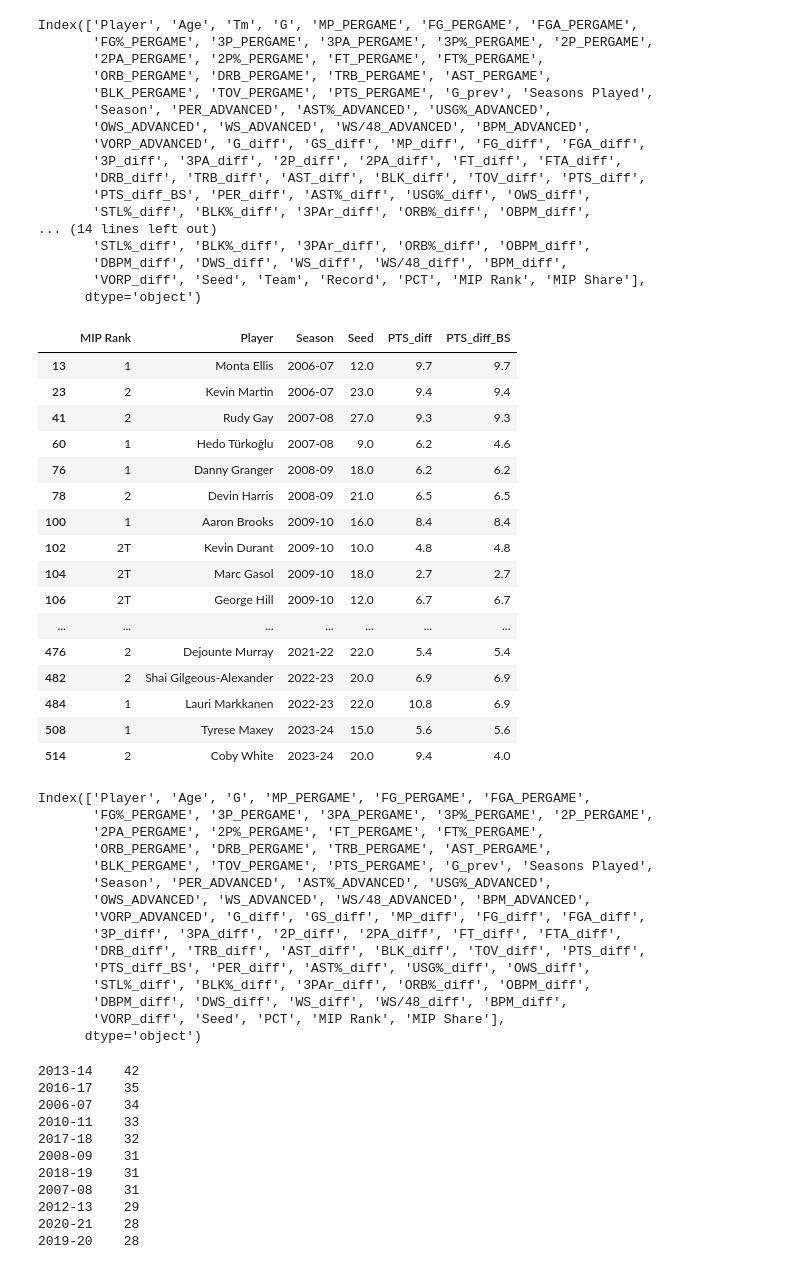
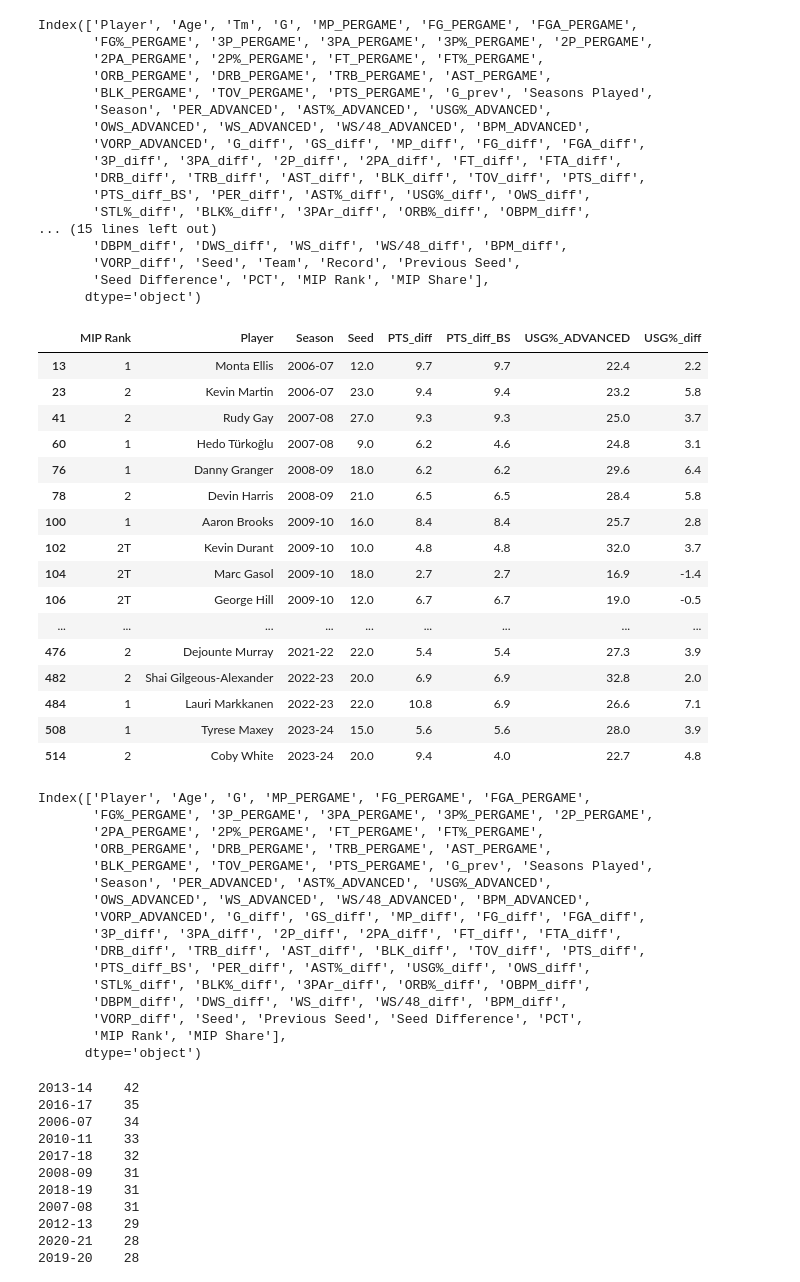
Before and after one commit to Ivan-Garcia-S/NBA_MIP_Predictor, a Jupyter notebook: MIP_Model.ipynb, the cells around one changed output. Cells and saved outputs as stored; diff of their text form; code cells hidden in the pictures.

```diff
--- a/MIP_Model.ipynb
+++ b/MIP_Model.ipynb
@@ -401,7 +401,7 @@ def treat_data(per_game, totals, advanced, difference, standings, seasons):
                    &(dataf['FGA_PERGAME']>=7.8)&(dataf['MP_PERGAME']>=22.9)&(dataf['PER_ADVANCED']>=14.2)
                    &(dataf['TRB_PERGAME']>=2.6)&(dataf['AST_PERGAME']>=0.7)&(dataf['FG%_PERGAME']>0.41)
                    &(dataf['PTS_diff']>=1.3)&(dataf['TRB_diff']>=-1.0)&(dataf['PER_ADVANCED']<=27.7)
-                   &(dataf['AST_diff']>=-1.5)&(dataf['PTS_PERGAME']<=27.4)) | (dataf['MIP Share']>=0.1)].reset_index(drop=True)
+                   &(dataf['AST_diff']>=-1.5)&(dataf['PTS_PERGAME']<=27.4)) | ((dataf['MIP Share']>=0.1)&(dataf['G_prev']>35))].reset_index(drop=True)
 
     # Base for the criteria:
     # Karl Malone was MVP in 98-99 with 49 games
@@ -435,8 +435,8 @@ def treat_data(per_game, totals, advanced, difference, standings, seasons):
 
 
     dataf = dataf.drop(['Tm','Team',
-                        #'Record'
-                        ],
+                        'Record'
+    ],
                         axis=1)
     dataf.to_csv("FinalDataFrame.csv", index=False)
 
@@ -465,33 +465,33 @@ Index(['Player', 'Age', 'Tm', 'G', 'MP_PERGAME', 'FG_PERGAME', 'FGA_PERGAME',
        'DRB_diff', 'TRB_diff', 'AST_diff', 'BLK_diff', 'TOV_diff', 'PTS_diff',
        'PTS_diff_BS', 'PER_diff', 'AST%_diff', 'USG%_diff', 'OWS_diff',
        'STL%_diff', 'BLK%_diff', '3PAr_diff', 'ORB%_diff', 'OBPM_diff',
-... (14 lines left out)
-       'STL%_diff', 'BLK%_diff', '3PAr_diff', 'ORB%_diff', 'OBPM_diff',
+... (15 lines left out)
        'DBPM_diff', 'DWS_diff', 'WS_diff', 'WS/48_diff', 'BPM_diff',
-       'VORP_diff', 'Seed', 'Team', 'Record', 'PCT', 'MIP Rank', 'MIP Share'],
+       'VORP_diff', 'Seed', 'Team', 'Record', 'Previous Seed',
+       'Seed Difference', 'PCT', 'MIP Rank', 'MIP Share'],
       dtype='object')
 # %%
 pd.options.display.max_rows = 532
 #data
-data[data["MIP Rank"].isin(["1", "2", "2T"])][["MIP Rank","Player","Season", "Seed", "PTS_diff", "PTS_diff_BS"]]
+data[data["MIP Rank"].isin(["1", "2", "2T"])][["MIP Rank","Player","Season", "Seed", "PTS_diff", "PTS_diff_BS", 'USG%_ADVANCED','USG%_diff']]
 # %% [output]
-|  | MIP Rank | Player | Season | Seed | PTS_diff | PTS_diff_BS |
-| 13 | 1 | Monta Ellis | 2006-07 | 12.0 | 9.7 | 9.7 |
-| 23 | 2 | Kevin Martin | 2006-07 | 23.0 | 9.4 | 9.4 |
-| 41 | 2 | Rudy Gay | 2007-08 | 27.0 | 9.3 | 9.3 |
-| 60 | 1 | Hedo Türkoğlu | 2007-08 | 9.0 | 6.2 | 4.6 |
-| 76 | 1 | Danny Granger | 2008-09 | 18.0 | 6.2 | 6.2 |
-| 78 | 2 | Devin Harris | 2008-09 | 21.0 | 6.5 | 6.5 |
-| 100 | 1 | Aaron Brooks | 2009-10 | 16.0 | 8.4 | 8.4 |
-| 102 | 2T | Kevin Durant | 2009-10 | 10.0 | 4.8 | 4.8 |
-| 104 | 2T | Marc Gasol | 2009-10 | 18.0 | 2.7 | 2.7 |
-| 106 | 2T | George Hill | 2009-10 | 12.0 | 6.7 | 6.7 |
-| ... | ... | ... | ... | ... | ... | ... |
-| 476 | 2 | Dejounte Murray | 2021-22 | 22.0 | 5.4 | 5.4 |
-| 482 | 2 | Shai Gilgeous-Alexander | 2022-23 | 20.0 | 6.9 | 6.9 |
-| 484 | 1 | Lauri Markkanen | 2022-23 | 22.0 | 10.8 | 6.9 |
-| 508 | 1 | Tyrese Maxey | 2023-24 | 15.0 | 5.6 | 5.6 |
-| 514 | 2 | Coby White | 2023-24 | 20.0 | 9.4 | 4.0 |
+|  | MIP Rank | Player | Season | Seed | PTS_diff | PTS_diff_BS | USG%_ADVANCED | USG%_diff |
+| 13 | 1 | Monta Ellis | 2006-07 | 12.0 | 9.7 | 9.7 | 22.4 | 2.2 |
+| 23 | 2 | Kevin Martin | 2006-07 | 23.0 | 9.4 | 9.4 | 23.2 | 5.8 |
+| 41 | 2 | Rudy Gay | 2007-08 | 27.0 | 9.3 | 9.3 | 25.0 | 3.7 |
+| 60 | 1 | Hedo Türkoğlu | 2007-08 | 9.0 | 6.2 | 4.6 | 24.8 | 3.1 |
+| 76 | 1 | Danny Granger | 2008-09 | 18.0 | 6.2 | 6.2 | 29.6 | 6.4 |
+| 78 | 2 | Devin Harris | 2008-09 | 21.0 | 6.5 | 6.5 | 28.4 | 5.8 |
+| 100 | 1 | Aaron Brooks | 2009-10 | 16.0 | 8.4 | 8.4 | 25.7 | 2.8 |
+| 102 | 2T | Kevin Durant | 2009-10 | 10.0 | 4.8 | 4.8 | 32.0 | 3.7 |
+| 104 | 2T | Marc Gasol | 2009-10 | 18.0 | 2.7 | 2.7 | 16.9 | -1.4 |
+| 106 | 2T | George Hill | 2009-10 | 12.0 | 6.7 | 6.7 | 19.0 | -0.5 |
+| ... | ... | ... | ... | ... | ... | ... | ... | ... |
+| 476 | 2 | Dejounte Murray | 2021-22 | 22.0 | 5.4 | 5.4 | 27.3 | 3.9 |
+| 482 | 2 | Shai Gilgeous-Alexander | 2022-23 | 20.0 | 6.9 | 6.9 | 32.8 | 2.0 |
+| 484 | 1 | Lauri Markkanen | 2022-23 | 22.0 | 10.8 | 6.9 | 26.6 | 7.1 |
+| 508 | 1 | Tyrese Maxey | 2023-24 | 15.0 | 5.6 | 5.6 | 28.0 | 3.9 |
+| 514 | 2 | Coby White | 2023-24 | 20.0 | 9.4 | 4.0 | 22.7 | 4.8 |
 # %%
 pd.options.display.max_rows = 4000
 pd.options.display.max_seq_items = 4000
@@ -510,7 +510,8 @@ Index(['Player', 'Age', 'G', 'MP_PERGAME', 'FG_PERGAME', 'FGA_PERGAME',
        'PTS_diff_BS', 'PER_diff', 'AST%_diff', 'USG%_diff', 'OWS_diff',
        'STL%_diff', 'BLK%_diff', '3PAr_diff', 'ORB%_diff', 'OBPM_diff',
        'DBPM_diff', 'DWS_diff', 'WS_diff', 'WS/48_diff', 'BPM_diff',
-       'VORP_diff', 'Seed', 'PCT', 'MIP Rank', 'MIP Share'],
+       'VORP_diff', 'Seed', 'Previous Seed', 'Seed Difference', 'PCT',
+       'MIP Rank', 'MIP Share'],
       dtype='object')
 # %%
 data['Season'].value_counts() # Number of players in the data per season\
```
Also changed, not shown: parts of 8 cells of this notebook, 13 other files.
